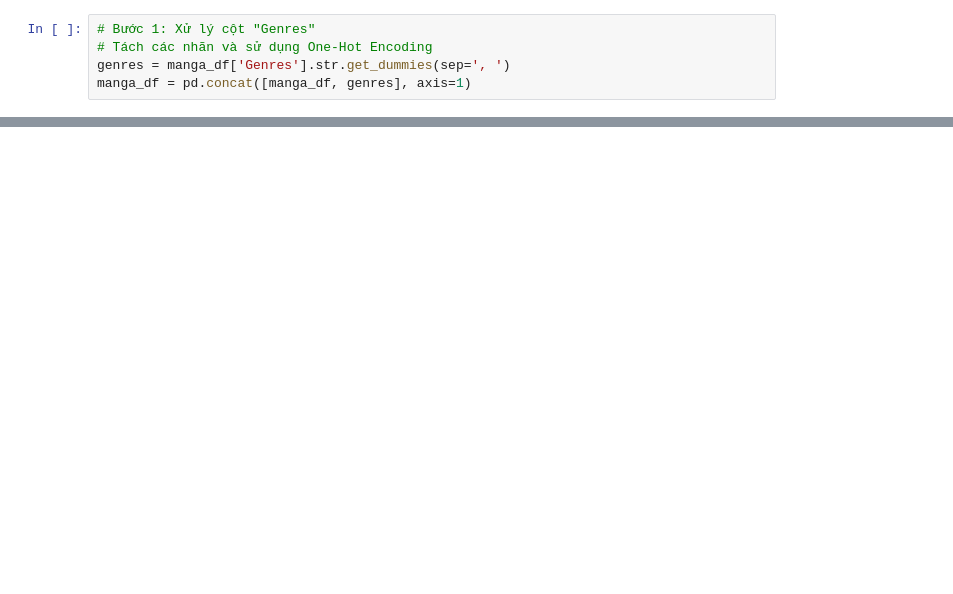
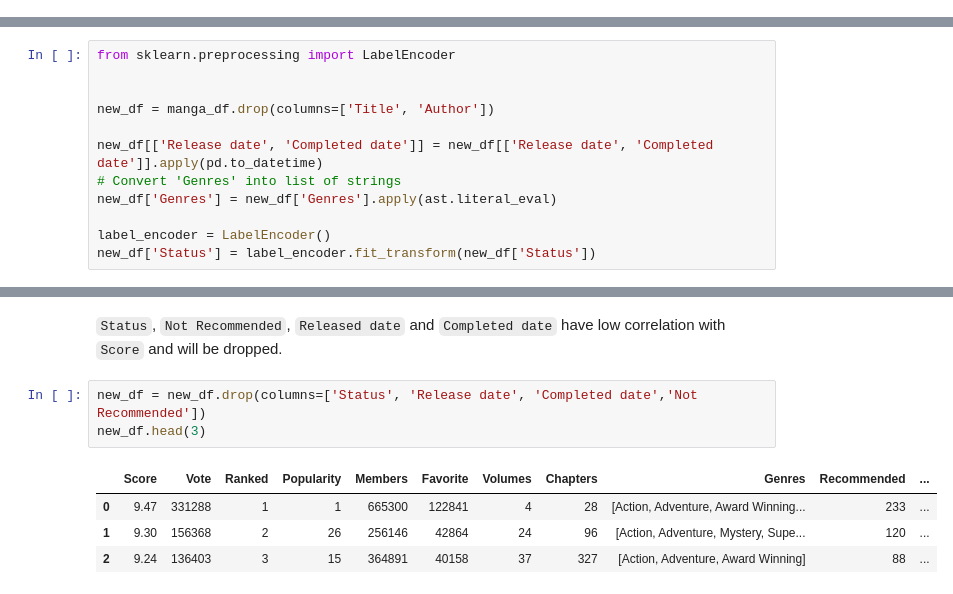
Before and after one commit to duongtruongbinh/IntroDS_FinalProject, a Jupyter notebook: src/Data_Modelling.ipynb, the cells around one changed output, grey strips where cells are left out. Cells and saved outputs as stored; diff of their text form; blank space fills up the shorter version.

```diff
--- a/src/Data_Modelling.ipynb
+++ b/src/Data_Modelling.ipynb
@@ -16,5 +33,0 @@ manga_df.head()
-# %%
-# Bước 1: Xử lý cột "Genres"
-# Tách các nhãn và sử dụng One-Hot Encoding
-genres = manga_df['Genres'].str.get_dummies(sep=', ')
-manga_df = pd.concat([manga_df, genres], axis=1)
@@ -98,0 +45,12 @@ XGBoost Test Accuracy: 68.21%
+# %%
+from sklearn.preprocessing import LabelEncoder
+
+
+new_df = manga_df.drop(columns=['Title', 'Author'])
+
+new_df[['Release date', 'Completed date']] = new_df[['Release date', 'Completed date']].apply(pd.to_datetime)
+# Convert 'Genres' into list of strings
+new_df['Genres'] = new_df['Genres'].apply(ast.literal_eval)
+
+label_encoder = LabelEncoder()
+new_df['Status'] = label_encoder.fit_transform(new_df['Status'])
@@ -98,0 +66,10 @@ XGBoost Test Accuracy: 68.21%
+# %% [markdown]
+`Status`, `Not Recommended`, `Released date` and `Completed date` have low correlation with `Score` and will be dropped.
+# %%
+new_df = new_df.drop(columns=['Status', 'Release date', 'Completed date','Not Recommended'])
+new_df.head(3)
+# %% [output]
+|  | Score | Vote | Ranked | Popularity | Members | Favorite | Volumes | Chapters | Genres | Recommended | ... |
+| 0 | 9.47 | 331288 | 1 | 1 | 665300 | 122841 | 4 | 28 | [Action, Adventure, Award Winning... | 233 | ... |
+| 1 | 9.30 | 156368 | 2 | 26 | 256146 | 42864 | 24 | 96 | [Action, Adventure, Mystery, Supe... | 120 | ... |
+| 2 | 9.24 | 136403 | 3 | 15 | 364891 | 40158 | 37 | 327 | [Action, Adventure, Award Winning] | 88 | ... |
```
Also changed, not shown: parts of 20 cells of this notebook, 1 other file.
